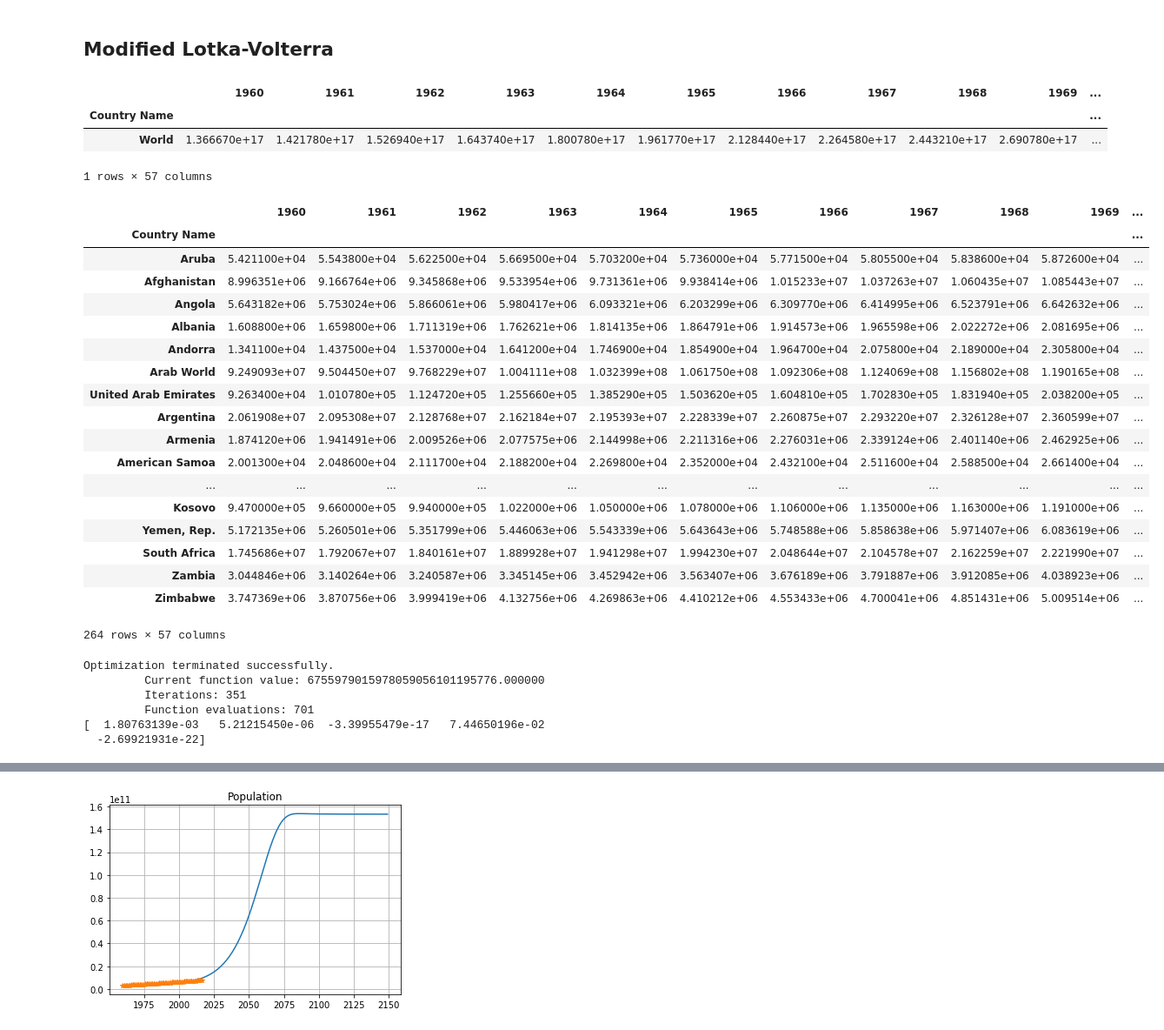
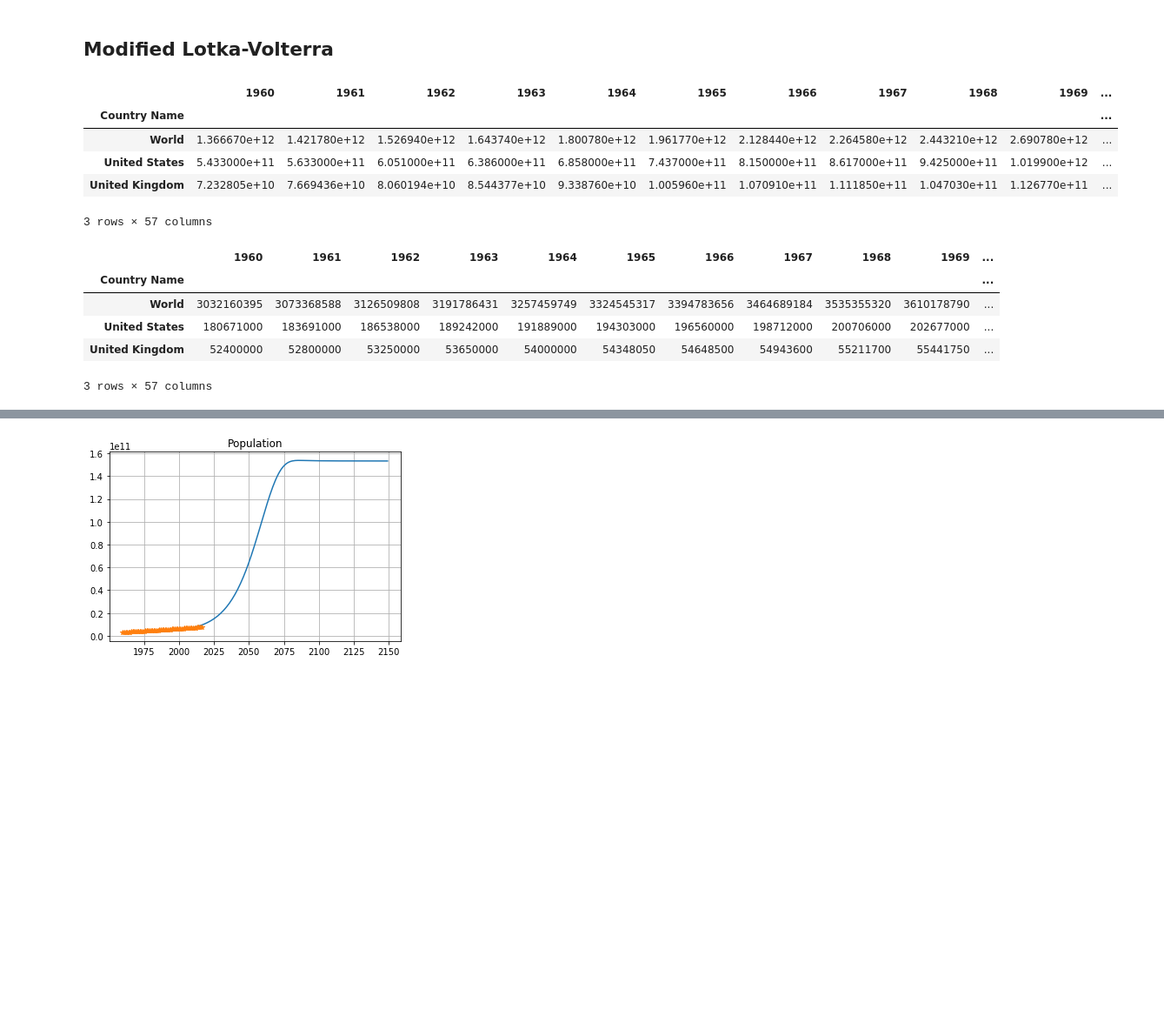
Before and after one commit to rfree18/math-modeling, a Jupyter notebook: final/Final.ipynb, the cells around one changed output, grey strips where cells are left out. Shown at 87% size. Cells and saved outputs as stored; diff of their text form; code cells hidden in the pictures; blank space fills up the shorter version.

```diff
--- a/final/Final.ipynb
+++ b/final/Final.ipynb
@@ -69,33 +69,22 @@ pop_change_df.apply(pd.to_numeric)
 # %% [markdown]
 ## Modified Lotka-Volterra
 # %%
-gdp_data = pd.read_csv('data/gdp_3.csv', index_col=0, header=0, sep=';', skiprows=[], thousands=',')
+gdp_data = pd.read_csv('data/gdp_new.csv', index_col=0, header=0, sep=',', skiprows=[], thousands=',')
 gdp_data.apply(pd.to_numeric)
 # %% [output]
 |  | 1960 | 1961 | 1962 | 1963 | 1964 | 1965 | 1966 | 1967 | 1968 | 1969 | ... |
 | Country Name |  |  |  |  |  |  |  |  |  |  | ... |
-| World | 1.366670e+17 | 1.421780e+17 | 1.526940e+17 | 1.643740e+17 | 1.800780e+17 | 1.961770e+17 | 2.128440e+17 | 2.264580e+17 | 2.443210e+17 | 2.690780e+17 | ... |
+| World | 1.366670e+12 | 1.421780e+12 | 1.526940e+12 | 1.643740e+12 | 1.800780e+12 | 1.961770e+12 | 2.128440e+12 | 2.264580e+12 | 2.443210e+12 | 2.690780e+12 | ... |
+| United States | 5.433000e+11 | 5.633000e+11 | 6.051000e+11 | 6.386000e+11 | 6.858000e+11 | 7.437000e+11 | 8.150000e+11 | 8.617000e+11 | 9.425000e+11 | 1.019900e+12 | ... |
+| United Kingdom | 7.232805e+10 | 7.669436e+10 | 8.060194e+10 | 8.544377e+10 | 9.338760e+10 | 1.005960e+11 | 1.070910e+11 | 1.111850e+11 | 1.047030e+11 | 1.126770e+11 | ... |
-1 rows × 57 columns
+3 rows × 57 columns
 # %%
-pop_data = pd.read_csv('data/pop.csv', index_col=0, header=0, sep=';', skiprows=[], thousands=',')
+pop_data = pd.read_csv('data/pop_data.csv', index_col=0, header=0, sep=',', skiprows=[], thousands=',')
 pop_data.apply(pd.to_numeric)
 # %% [output]
 |  | 1960 | 1961 | 1962 | 1963 | 1964 | 1965 | 1966 | 1967 | 1968 | 1969 | ... |
 | Country Name |  |  |  |  |  |  |  |  |  |  | ... |
-| Aruba | 5.421100e+04 | 5.543800e+04 | 5.622500e+04 | 5.669500e+04 | 5.703200e+04 | 5.736000e+04 | 5.771500e+04 | 5.805500e+04 | 5.838600e+04 | 5.872600e+04 | ... |
-| Afghanistan | 8.996351e+06 | 9.166764e+06 | 9.345868e+06 | 9.533954e+06 | 9.731361e+06 | 9.938414e+06 | 1.015233e+07 | 1.037263e+07 | 1.060435e+07 | 1.085443e+07 | ... |
-| Angola | 5.643182e+06 | 5.753024e+06 | 5.866061e+06 | 5.980417e+06 | 6.093321e+06 | 6.203299e+06 | 6.309770e+06 | 6.414995e+06 | 6.523791e+06 | 6.642632e+06 | ... |
-| Albania | 1.608800e+06 | 1.659800e+06 | 1.711319e+06 | 1.762621e+06 | 1.814135e+06 | 1.864791e+06 | 1.914573e+06 | 1.965598e+06 | 2.022272e+06 | 2.081695e+06 | ... |
-| Andorra | 1.341100e+04 | 1.437500e+04 | 1.537000e+04 | 1.641200e+04 | 1.746900e+04 | 1.854900e+04 | 1.964700e+04 | 2.075800e+04 | 2.189000e+04 | 2.305800e+04 | ... |
-| Arab World | 9.249093e+07 | 9.504450e+07 | 9.768229e+07 | 1.004111e+08 | 1.032399e+08 | 1.061750e+08 | 1.092306e+08 | 1.124069e+08 | 1.156802e+08 | 1.190165e+08 | ... |
-| United Arab Emirates | 9.263400e+04 | 1.010780e+05 | 1.124720e+05 | 1.255660e+05 | 1.385290e+05 | 1.503620e+05 | 1.604810e+05 | 1.702830e+05 | 1.831940e+05 | 2.038200e+05 | ... |
-| Argentina | 2.061908e+07 | 2.095308e+07 | 2.128768e+07 | 2.162184e+07 | 2.195393e+07 | 2.228339e+07 | 2.260875e+07 | 2.293220e+07 | 2.326128e+07 | 2.360599e+07 | ... |
-| Armenia | 1.874120e+06 | 1.941491e+06 | 2.009526e+06 | 2.077575e+06 | 2.144998e+06 | 2.211316e+06 | 2.276031e+06 | 2.339124e+06 | 2.401140e+06 | 2.462925e+06 | ... |
-| American Samoa | 2.001300e+04 | 2.048600e+04 | 2.111700e+04 | 2.188200e+04 | 2.269800e+04 | 2.352000e+04 | 2.432100e+04 | 2.511600e+04 | 2.588500e+04 | 2.661400e+04 | ... |
-| ... | ... | ... | ... | ... | ... | ... | ... | ... | ... | ... | ... |
-| Kosovo | 9.470000e+05 | 9.660000e+05 | 9.940000e+05 | 1.022000e+06 | 1.050000e+06 | 1.078000e+06 | 1.106000e+06 | 1.135000e+06 | 1.163000e+06 | 1.191000e+06 | ... |
-| Yemen, Rep. | 5.172135e+06 | 5.260501e+06 | 5.351799e+06 | 5.446063e+06 | 5.543339e+06 | 5.643643e+06 | 5.748588e+06 | 5.858638e+06 | 5.971407e+06 | 6.083619e+06 | ... |
-| South Africa | 1.745686e+07 | 1.792067e+07 | 1.840161e+07 | 1.889928e+07 | 1.941298e+07 | 1.994230e+07 | 2.048644e+07 | 2.104578e+07 | 2.162259e+07 | 2.221990e+07 | ... |
-| Zambia | 3.044846e+06 | 3.140264e+06 | 3.240587e+06 | 3.345145e+06 | 3.452942e+06 | 3.563407e+06 | 3.676189e+06 | 3.791887e+06 | 3.912085e+06 | 4.038923e+06 | ... |
-| Zimbabwe | 3.747369e+06 | 3.870756e+06 | 3.999419e+06 | 4.132756e+06 | 4.269863e+06 | 4.410212e+06 | 4.553433e+06 | 4.700041e+06 | 4.851431e+06 | 5.009514e+06 | ... |
+| World | 3032160395 | 3073368588 | 3126509808 | 3191786431 | 3257459749 | 3324545317 | 3394783656 | 3464689184 | 3535355320 | 3610178790 | ... |
+| United States | 180671000 | 183691000 | 186538000 | 189242000 | 191889000 | 194303000 | 196560000 | 198712000 | 200706000 | 202677000 | ... |
+| United Kingdom | 52400000 | 52800000 | 53250000 | 53650000 | 54000000 | 54348050 | 54648500 | 54943600 | 55211700 | 55441750 | ... |
-264 rows × 57 columns
+3 rows × 57 columns
@@ -126,16 +117,2 @@ def score(params, t, data):
 
     return np.sum((model_data[0] - data[0])**2 + (model_data[1] - data[1])**2)
-# %%
-t = np.arange(1960, 2017, 1)
-
-data = np.asarray([pop_real, gdp_real])
-# result = optimize.leastsq(score, par_init, args=(t, data))
-result = optimize.fmin(score, x0=par_init, args=(t, data))
-print(result)
-# %% [output]
-Optimization terminated successfully.
-         Current function value: 6755979015978059056101195776.000000
-         Iterations: 351
-         Function evaluations: 701
-[  1.80763139e-03   5.21215450e-06  -3.39955479e-17   7.44650196e-02
-  -2.69921931e-22]
```
Also changed, not shown: parts of 4 cells of this notebook, 3 other files.
